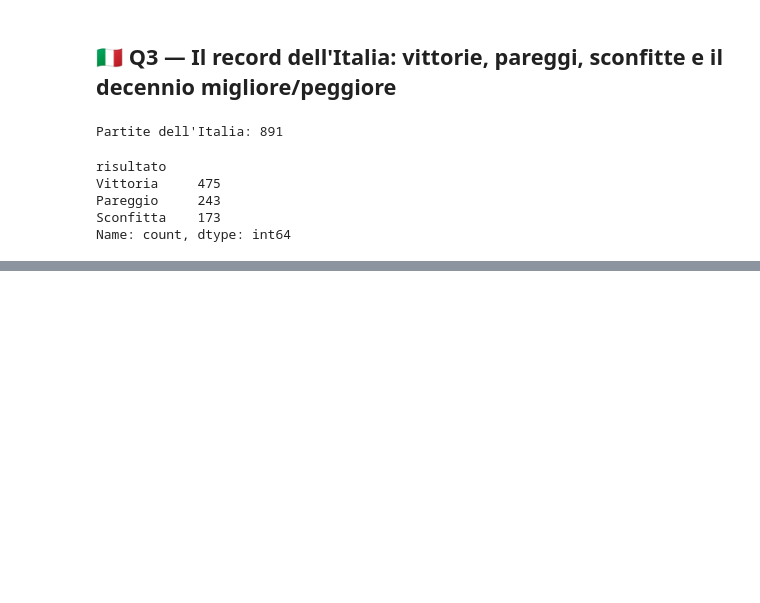
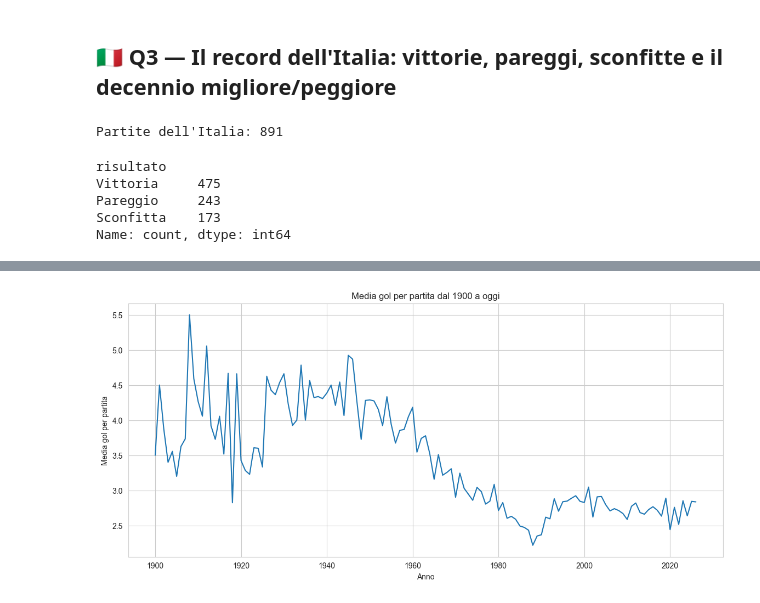
Before and after one commit to andres-pelizzer/progetto-jupyter, a Jupyter notebook: progetto_andres_pelizzer.ipynb, the cells around one changed output, grey strips where cells are left out. Drawn from its saved outputs; the diff is of its cells as text; code cells hidden in the pictures; blank space fills up the shorter version.

```diff
--- a/progetto_andres_pelizzer.ipynb
+++ b/progetto_andres_pelizzer.ipynb
@@ -248,0 +396,13 @@ Name: count, dtype: int64
+# %%
+partite_1900 = df[df["year"] >= 1900]
+gol_per_anno = partite_1900.groupby("year")["total_goals"].mean()
+
+# Grafico
+plt.figure(figsize=(14, 6))
+sns.lineplot(x=gol_per_anno.index, y=gol_per_anno.values)
+plt.title("Media gol per partita dal 1900 a oggi")
+plt.xlabel("Anno")
+plt.ylabel("Media gol per partita")
+plt.show()
+# %% [output]
+[figure, added]
```
Also changed, not shown: parts of 15 cells of this notebook.
